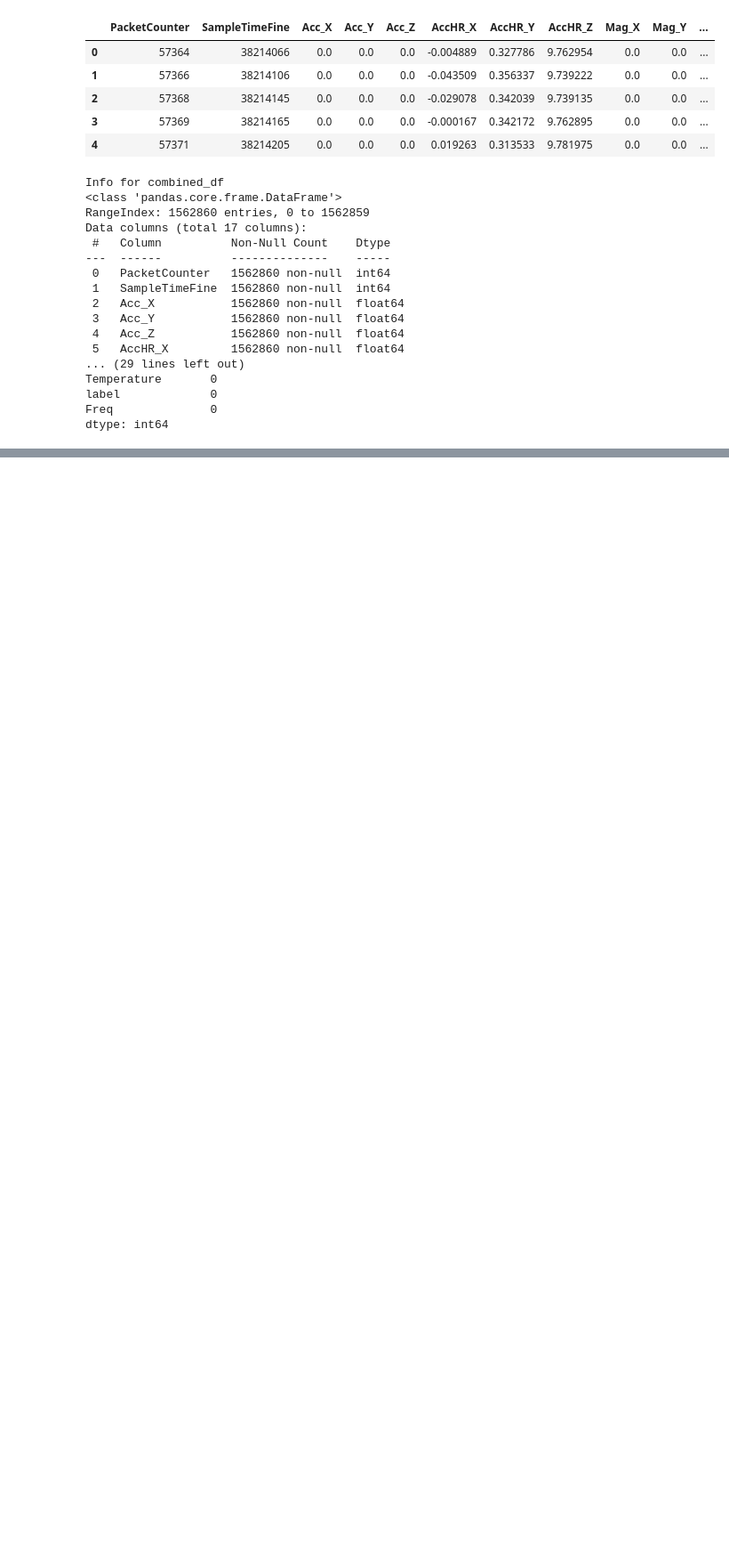
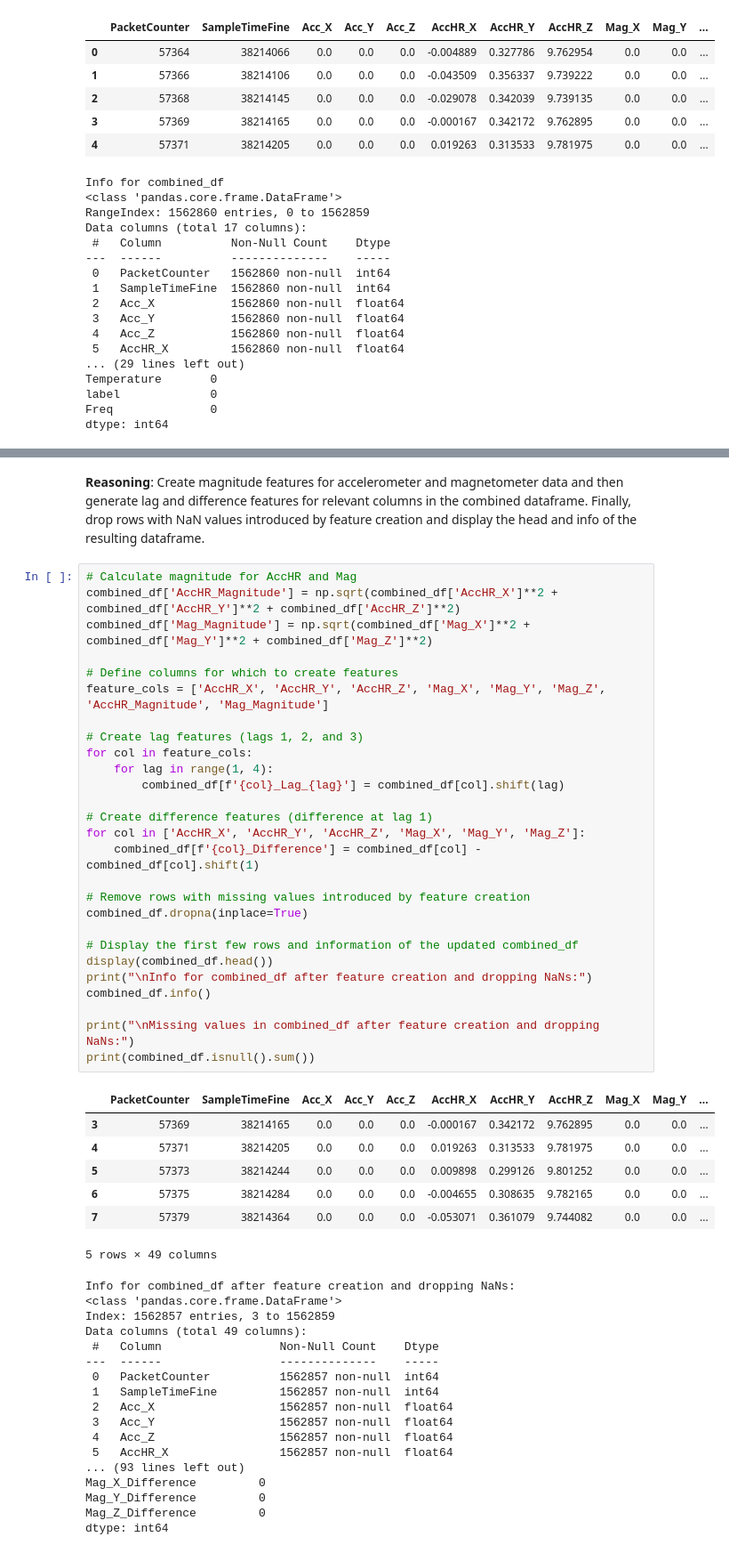
Before and after one commit to Samplergithub769/mtu-xsens-imu-Sensor, a Jupyter notebook: mtu_xsens_imu_Sensor.ipynb, the cells around one changed output, grey strips where cells are left out. Shown at 89% size. Cells and saved outputs as stored; diff of their text form; blank space fills up the shorter version.

```diff
--- a/mtu_xsens_imu_Sensor.ipynb
+++ b/mtu_xsens_imu_Sensor.ipynb
@@ -776,0 +785,55 @@ dtype: int64
+# %% [markdown]
+**Reasoning**:
+Create magnitude features for accelerometer and magnetometer data and then generate lag and difference features for relevant columns in the combined dataframe. Finally, drop rows with NaN values introduced by feature creation and display the head and info of the resulting dataframe.
+# %%
+# Calculate magnitude for AccHR and Mag
+combined_df['AccHR_Magnitude'] = np.sqrt(combined_df['AccHR_X']**2 + combined_df['AccHR_Y']**2 + combined_df['AccHR_Z']**2)
+combined_df['Mag_Magnitude'] = np.sqrt(combined_df['Mag_X']**2 + combined_df['Mag_Y']**2 + combined_df['Mag_Z']**2)
+
+# Define columns for which to create features
+feature_cols = ['AccHR_X', 'AccHR_Y', 'AccHR_Z', 'Mag_X', 'Mag_Y', 'Mag_Z', 'AccHR_Magnitude', 'Mag_Magnitude']
+
+# Create lag features (lags 1, 2, and 3)
+for col in feature_cols:
+    for lag in range(1, 4):
+        combined_df[f'{col}_Lag_{lag}'] = combined_df[col].shift(lag)
+
+# Create difference features (difference at lag 1)
+for col in ['AccHR_X', 'AccHR_Y', 'AccHR_Z', 'Mag_X', 'Mag_Y', 'Mag_Z']:
+    combined_df[f'{col}_Difference'] = combined_df[col] - combined_df[col].shift(1)
+
+# Remove rows with missing values introduced by feature creation
+combined_df.dropna(inplace=True)
+
+# Display the first few rows and information of the updated combined_df
+display(combined_df.head())
+print("\nInfo for combined_df after feature creation and dropping NaNs:")
+combined_df.info()
+
+print("\nMissing values in combined_df after feature creation and dropping NaNs:")
+print(combined_df.isnull().sum())
+# %% [output]
+|  | PacketCounter | SampleTimeFine | Acc_X | Acc_Y | Acc_Z | AccHR_X | AccHR_Y | AccHR_Z | Mag_X | Mag_Y | ... |
+| 3 | 57369 | 38214165 | 0.0 | 0.0 | 0.0 | -0.000167 | 0.342172 | 9.762895 | 0.0 | 0.0 | ... |
+| 4 | 57371 | 38214205 | 0.0 | 0.0 | 0.0 | 0.019263 | 0.313533 | 9.781975 | 0.0 | 0.0 | ... |
+| 5 | 57373 | 38214244 | 0.0 | 0.0 | 0.0 | 0.009898 | 0.299126 | 9.801252 | 0.0 | 0.0 | ... |
+| 6 | 57375 | 38214284 | 0.0 | 0.0 | 0.0 | -0.004655 | 0.308635 | 9.782165 | 0.0 | 0.0 | ... |
+| 7 | 57379 | 38214364 | 0.0 | 0.0 | 0.0 | -0.053071 | 0.361079 | 9.744082 | 0.0 | 0.0 | ... |
+5 rows × 49 columns
+Info for combined_df after feature creation and dropping NaNs:
+<class 'pandas.core.frame.DataFrame'>
+Index: 1562857 entries, 3 to 1562859
+Data columns (total 49 columns):
+ #   Column                 Non-Null Count    Dtype
+---  ------                 --------------    -----
+ 0   PacketCounter          1562857 non-null  int64
+ 1   SampleTimeFine         1562857 non-null  int64
+ 2   Acc_X                  1562857 non-null  float64
+ 3   Acc_Y                  1562857 non-null  float64
+ 4   Acc_Z                  1562857 non-null  float64
+ 5   AccHR_X                1562857 non-null  float64
+... (93 lines left out)
+Mag_X_Difference         0
+Mag_Y_Difference         0
+Mag_Z_Difference         0
+dtype: int64
```
Also changed, not shown: parts of 15 cells of this notebook.
